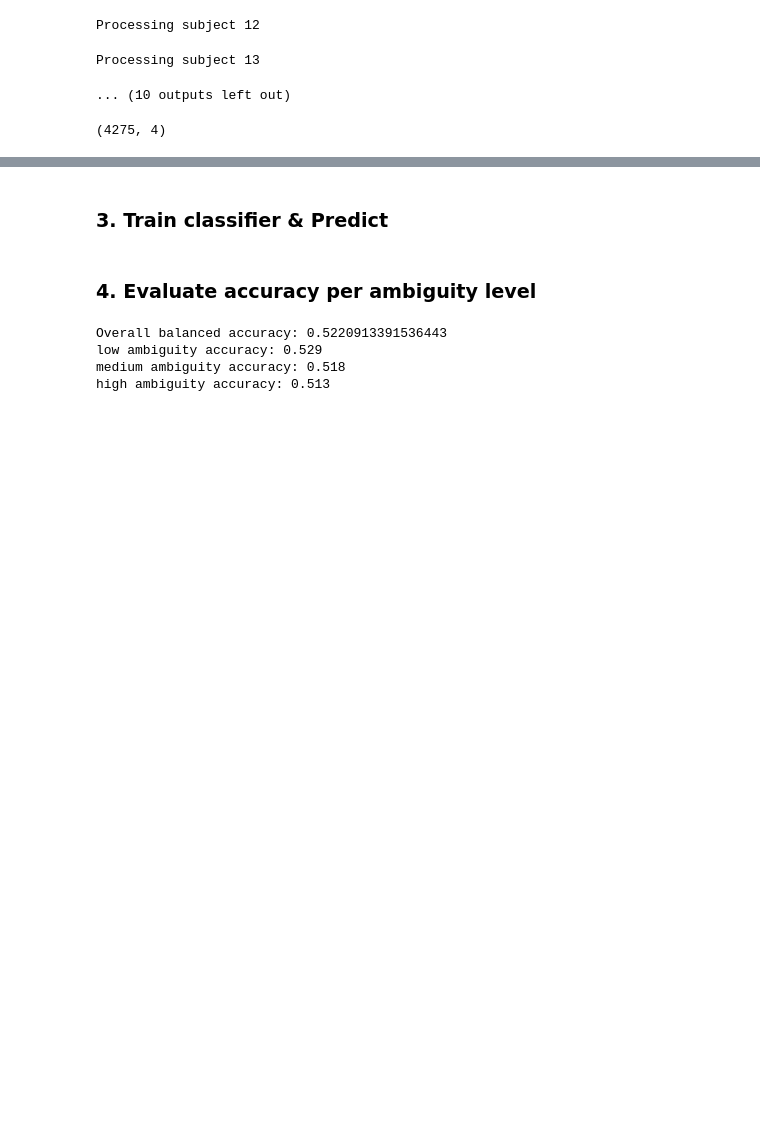
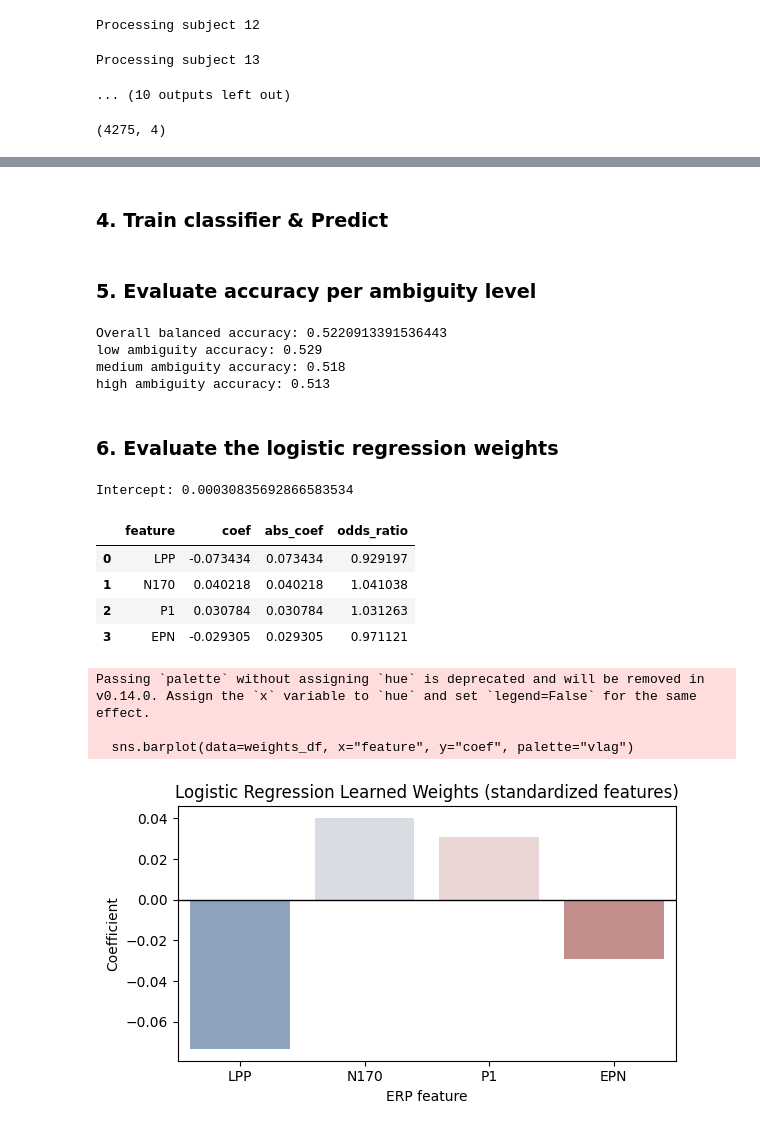
Before and after one commit to Mingrui-Zhuang/COGS189_Face_emotion_EEG, a Jupyter notebook: Model.ipynb, the cells around one changed output, grey strips where cells are left out. Drawn from its saved outputs; the diff is of its cells as text; code cells hidden in the pictures; blank space fills up the shorter version.

Commit message:
Mar19
Add weights evaluation

```diff
--- a/Model.ipynb
+++ b/Model.ipynb
@@ -974,7 +967,7 @@ y_test = y[test_mask]
 
 ambiguity_test = ambiguity[test_mask]
 # %% [markdown]
-### 3. Train classifier & Predict
+### 4. Train classifier & Predict
 # %%
 clf = Pipeline([
     ("scaler", StandardScaler()),
@@ -989,7 +982,7 @@ clf.fit(X_train, y_train)
 # Predict on test set and evaluate
 preds = clf.predict(X_test)
 # %% [markdown]
-### 4. Evaluate accuracy per ambiguity level
+### 5. Evaluate accuracy per ambiguity level
 # %%
 overall_acc = balanced_accuracy_score(y_test, preds)
 print("Overall balanced accuracy:", overall_acc)
@@ -1014,3 +1007,44 @@ Overall balanced accuracy: 0.5220913391536443
 low ambiguity accuracy: 0.529
 medium ambiguity accuracy: 0.518
 high ambiguity accuracy: 0.513
+# %% [markdown]
+### 6. Evaluate the logistic regression weights
+# %%
+# Feature names from extract_erp_features() order
+feature_names = ["P1", "N170", "EPN", "LPP"]
+
+# Extract trained logistic regression from the pipeline
+logreg = clf.named_steps["logreg"]
+coefs = logreg.coef_.ravel()  # binary classifier -> shape (n_features,)
+
+# Build a weight summary table
+weights_df = pd.DataFrame({
+    "feature": feature_names,
+    "coef": coefs,
+    "abs_coef": np.abs(coefs),
+    "odds_ratio": np.exp(coefs)  # multiplicative change in odds per +1 SD feature
+}).sort_values("abs_coef", ascending=False).reset_index(drop=True)
+
+print("Intercept:", float(logreg.intercept_[0]))
+display(weights_df)
+
+# Plot signed coefficients
+plt.figure(figsize=(6, 3.5))
+sns.barplot(data=weights_df, x="feature", y="coef", palette="vlag")
+plt.axhline(0, color="black", linewidth=1)
+plt.title("Logistic Regression Learned Weights (standardized features)")
+plt.ylabel("Coefficient")
+plt.xlabel("ERP feature")
+plt.tight_layout()
+plt.show()
+# %% [output]
+Intercept: 0.00030835692866583534
+|  | feature | coef | abs_coef | odds_ratio |
+| 0 | LPP | -0.073434 | 0.073434 | 0.929197 |
+| 1 | N170 | 0.040218 | 0.040218 | 1.041038 |
+| 2 | P1 | 0.030784 | 0.030784 | 1.031263 |
+| 3 | EPN | -0.029305 | 0.029305 | 0.971121 |
+Passing `palette` without assigning `hue` is deprecated and will be removed in v0.14.0. Assign the `x` variable to `hue` and set `legend=False` for the same effect.
+
+  sns.barplot(data=weights_df, x="feature", y="coef", palette="vlag")
+[figure, added]
```
Also changed, not shown: parts of 5 cells of this notebook.
